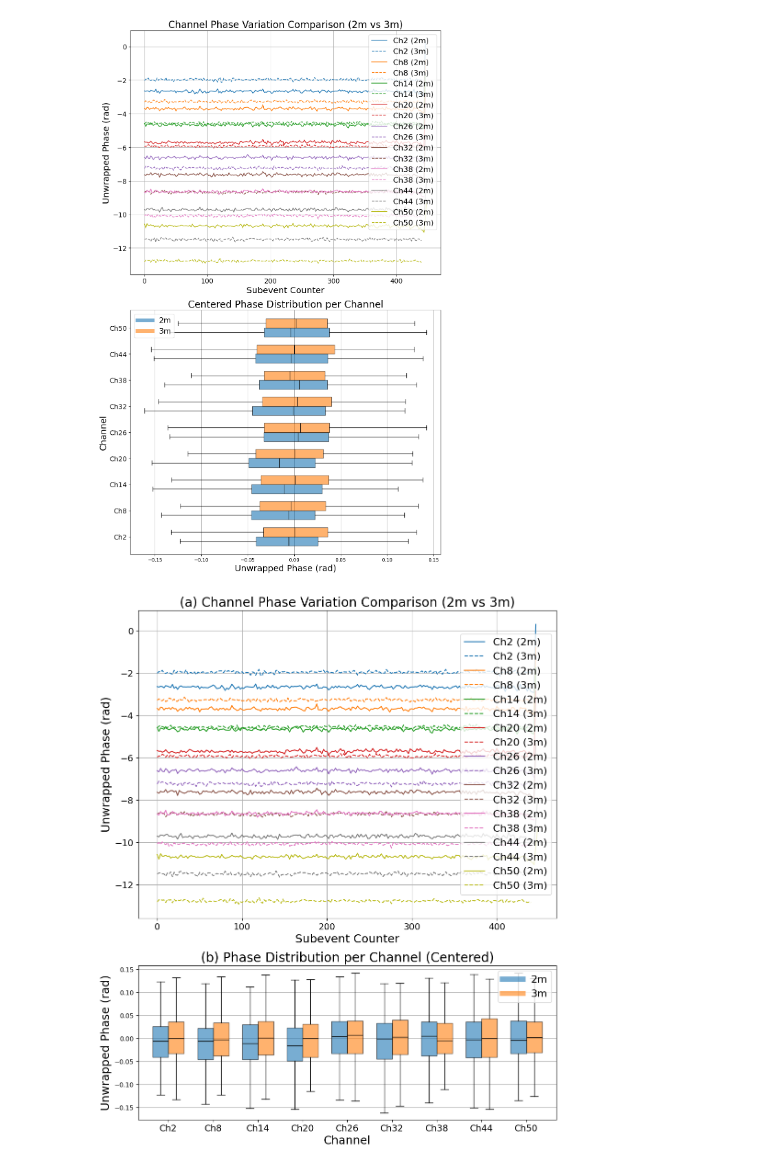
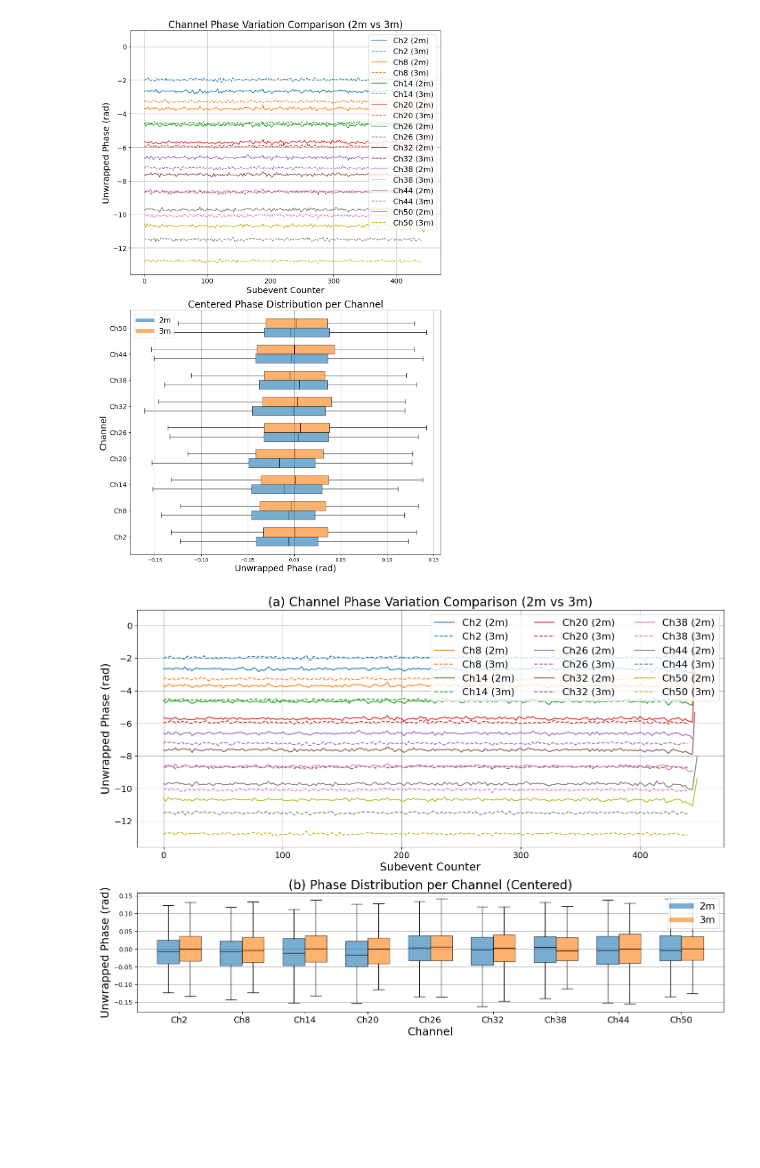
Before and after one commit to cwdao/ble6.cs.scripts, a Jupyter notebook: cs.ch.phase.test.ipynb, the cells around one changed output. Drawn from its saved outputs; the diff is of its cells as text; code cells hidden in the pictures; blank space fills up the shorter version.

Commit message:
figs updated for poster
I am not sure when these changes made. Maybe I need deleted this change

```diff
--- a/cs.ch.phase.test.ipynb
+++ b/cs.ch.phase.test.ipynb
@@ -706,7 +706,7 @@ def plot_channel_variation_compare(channel_averages_2, channel_averages_3, chann
     tick_size = 14
     scale_size = 3
 
-    fig, (ax1, ax2) = plt.subplots(2, 1, figsize=(scale_size*linewidth, scale_size*1.2*linewidth),
+    fig, (ax1, ax2) = plt.subplots(2, 1, figsize=(scale_size*1.4*linewidth, scale_size*1*linewidth),
                                    gridspec_kw={'height_ratios': [2, 1]})
     color_map = plt.get_cmap('tab10')
 
@@ -728,7 +728,7 @@ def plot_channel_variation_compare(channel_averages_2, channel_averages_3, chann
     ax1.set_ylabel("Unwrapped Phase (rad)", fontsize=axis_label_size)
     ax1.set_title("(a) Channel Phase Variation Comparison (2m vs 3m)", fontsize=title_size)
     ax1.tick_params(labelsize=tick_size)
-    ax1.legend(fontsize=legend_size)
+    ax1.legend(loc='upper right', ncol=3, fontsize=legend_size)
     ax1.grid()
 
     # --- 分组箱型图 ---
@@ -783,31 +783,35 @@ def plot_channel_variation_compare(channel_averages_2, channel_averages_3, chann
     # ax2.set_xlabel("Unwrapped Phase (rad)", fontsize=axis_label_size)
     # ax2.set_ylabel("Channel", fontsize=axis_label_size)
     # ax2.set_title("Centered Phase Distribution per Channel", fontsize=title_size)
     # ax2.grid(axis='x')
 
     # 水平排列
         # 通道标签
     ax2.set_xticks(x)
     ax2.set_xlabel("Channel", fontsize=axis_label_size)
     ax2.set_xticklabels([f"Ch{ch}" for ch in channels_to_plot], rotation=0, ha='center', fontsize=tick_size)
     ax2.set_ylabel("Unwrapped Phase (rad)", fontsize=axis_label_size)
     ax2.set_title("(b) Phase Distribution per Channel (Centered)", fontsize=title_size)
     ax2.grid(axis='y')
 
 # 图例同前
 
     # 图例
     legend_handles = [
         plt.Line2D([0], [0], color='C0', lw=8, alpha=0.6, label=label_2),
         plt.Line2D([0], [0], color='C1', lw=8, alpha=0.6, label=label_3)
     ]
     ax2.legend(handles=legend_handles, fontsize=legend_size, loc='best')
 
     plt.tight_layout()
     plt.savefig(f"./poster.fig/channel_variation_compare_{base_name}_{base_name_2}_with_boxplot.pdf", dpi=300)
+    plt.savefig(f"./poster.fig/channel_variation_compare_{base_name}_{base_name_2}_with_boxplot.svg", dpi=300)
     plt.show()
 
 # 调用方式不变
+# channels_to_plot = [2, 14, 29, 50]  # 可自由指定
+# channels_to_plot = [2, 5, 8, 11, 14, 17, 20, 23, 26, 29, 32, 35, 38, 41, 44, 47, 50]
+channels_to_plot = [2,   8,   14,  20,  26,  32, 38,  44,  50]  # 展示的信道pcd.itv.4.cable
 plot_channel_variation_compare(channel_averages, channel_averages_2, channels_to_plot, label_2='2m', label_3='3m')
 # %% [output]
-[figure, old version]
+[figure, new version]
```
Also changed, not shown: 2 other files.
